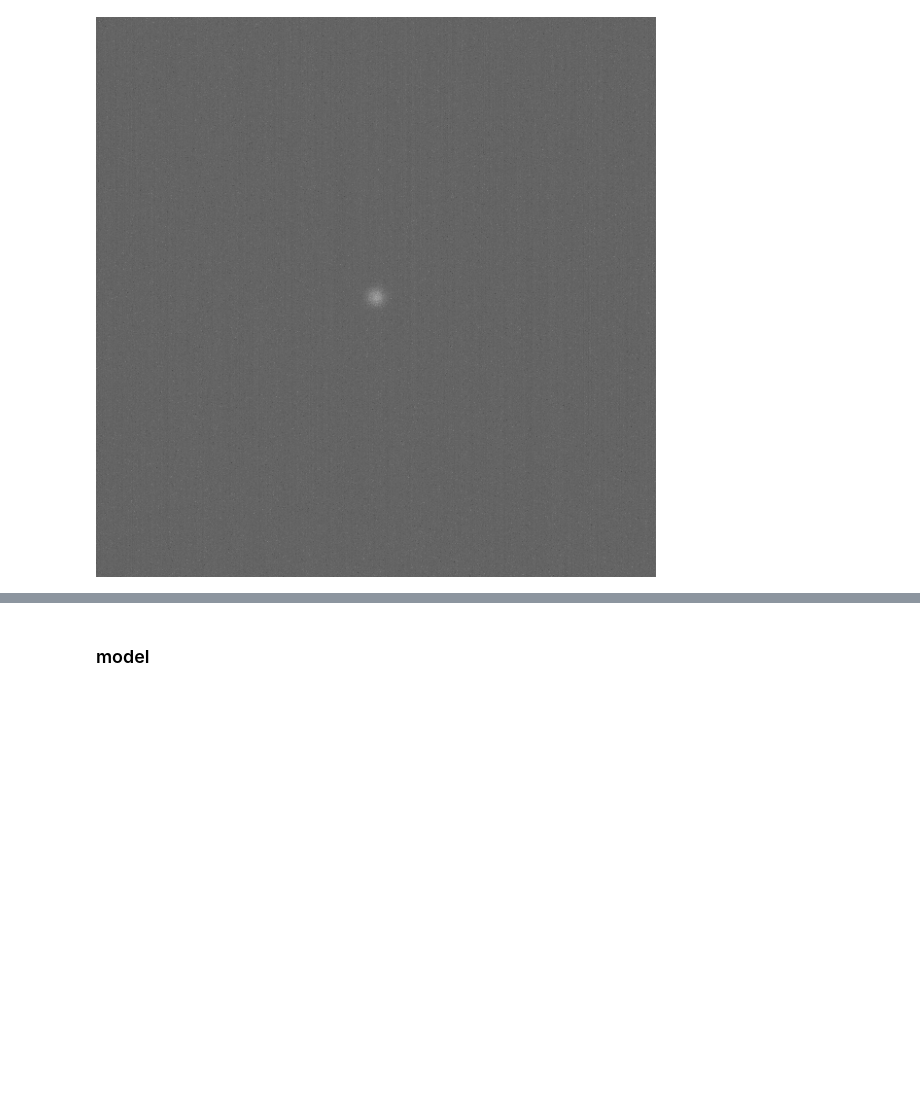
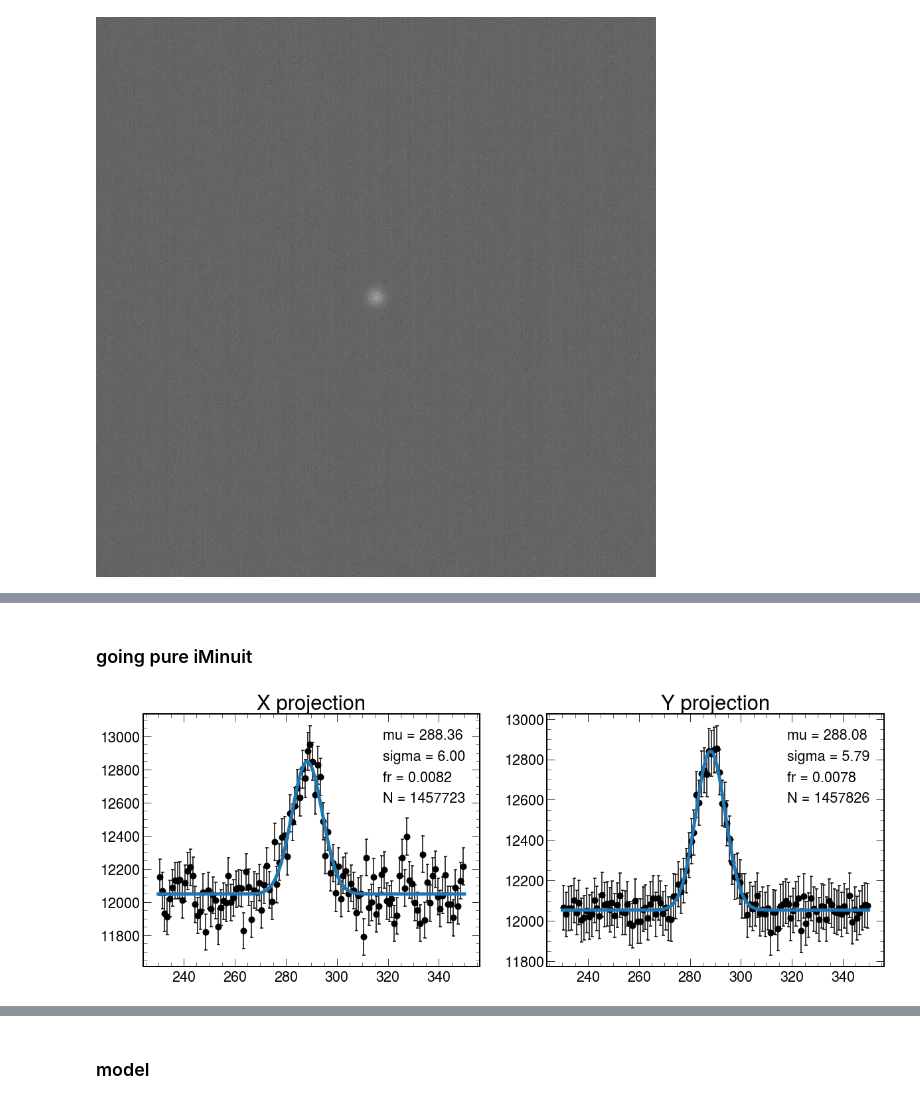
Before and after one commit to depot-hep/idao-2021, a Jupyter notebook: data_studies/fittin.ipynb, the cells around one changed output, grey strips where cells are left out. Cells and saved outputs as stored; diff of their text form; code cells hidden in the pictures; blank space fills up the shorter version.

```diff
--- a/data_studies/fittin.ipynb
+++ b/data_studies/fittin.ipynb
@@ -32,8 +41,7 @@ im
 # %% [output]
 [figure]
 # %%
-obs_left, obs_right = cfg_dict['obs']['range']
-obs_grid = np.linspace(obs_left, obs_right, 1000)
-n_bins = cfg_dict['obs']['n_bins']
+obs_left, obs_right = cfg_dict['obs_range']
 obs_edges = np.array(range(obs_left, obs_right + 1))
 obs_bin_centers = (obs_edges[:-1] + obs_edges[1:])/2
+obs_grid = np.linspace(obs_left, obs_right, 1000)
@@ -39,0 +52,3 @@ obs_bin_centers = (obs_edges[:-1] + obs_edges[1:])/2
+# %%
+im = Image.open(image_path)
+ima = {proj: np.sum(np.array(im)[obs_left:obs_right, obs_left:obs_right], axis=ax) for proj, ax in zip(['x', 'y'], [0, 1])} # image projections
@@ -39,0 +73,2 @@ obs_bin_centers = (obs_edges[:-1] + obs_edges[1:])/2
+# %% [markdown]
+### going pure iMinuit
@@ -39,0 +78,18 @@ obs_bin_centers = (obs_edges[:-1] + obs_edges[1:])/2
+# %%
+fit_params, model_prediction = {}, {'x': {}, 'y': {}}
+# %%
+for proj in ['x', 'y']:
+    chi2 = MyChi2(model, obs_bin_centers, ima[proj])
+    m = Minuit(chi2, print_level=0,
+           mu=290,
+           sigma=5,
+           fr=0.001,
+           N=sum(ima[proj]),)
+    m.errordef=1
+    m.migrad()
+    m.migrad()
+    m.hesse()
+    fit_params[proj] = dict(m.values)
+    model_prediction[proj]['model'] = model(obs_grid, **fit_params[proj])
+    model_prediction[proj]['sig'] = fit_params[proj]['N']*fit_params[proj]['fr']*norm_pdf(obs_grid, fit_params[proj]['mu'], fit_params[proj]['sigma'])
+    model_prediction[proj]['bkgr'] = fit_params[proj]['N']*(1-fit_params[proj]['fr'])*uniform_pdf(obs_grid)
@@ -39,0 +98,5 @@ obs_bin_centers = (obs_edges[:-1] + obs_edges[1:])/2
+# %%
+plot_projections(ima, model_prediction, obs_edges, obs_grid, fit_params=fit_params,
+                 close_image=False, savefig=False, image_name=None)
+# %% [output]
+[figure, added]
```
Also changed, not shown: parts of 22 cells of this notebook.
